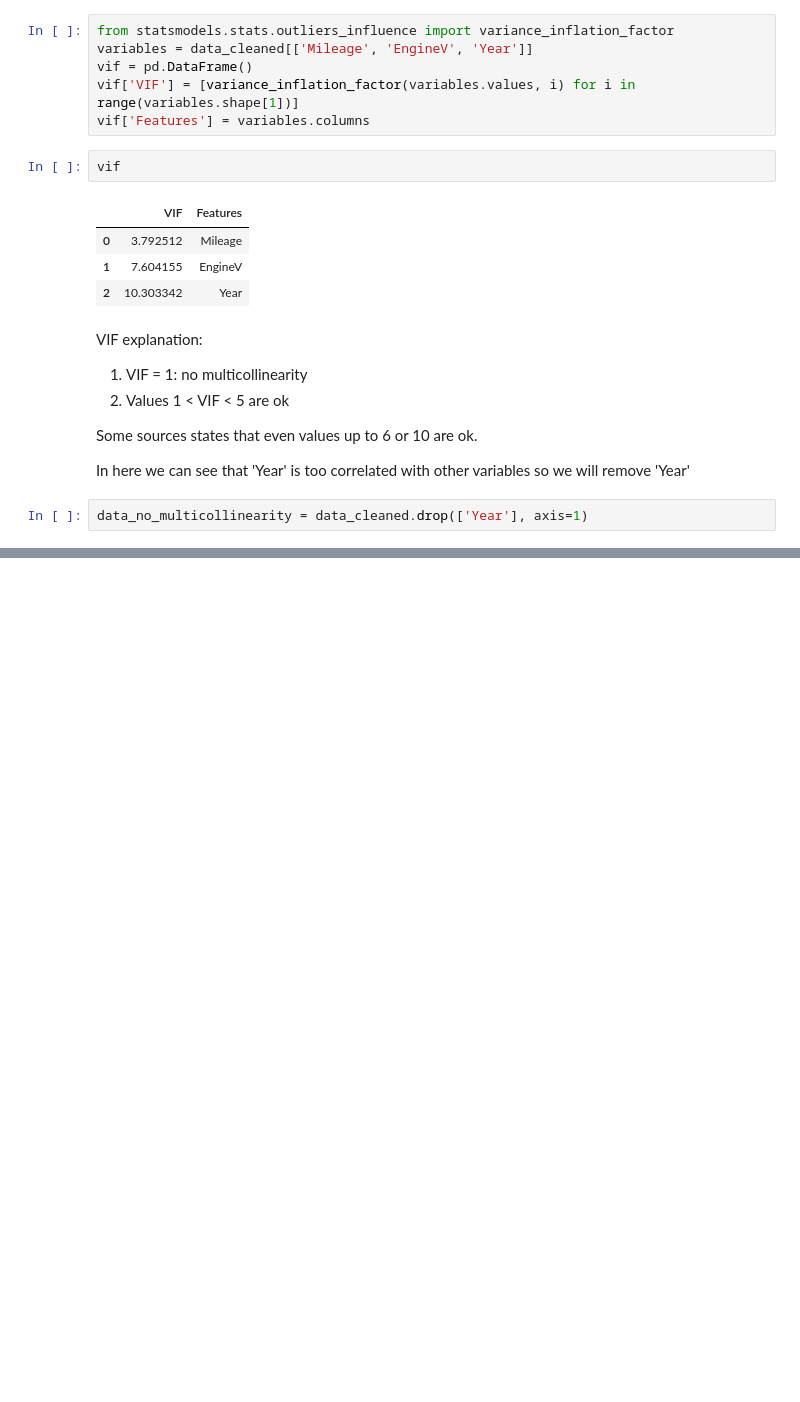
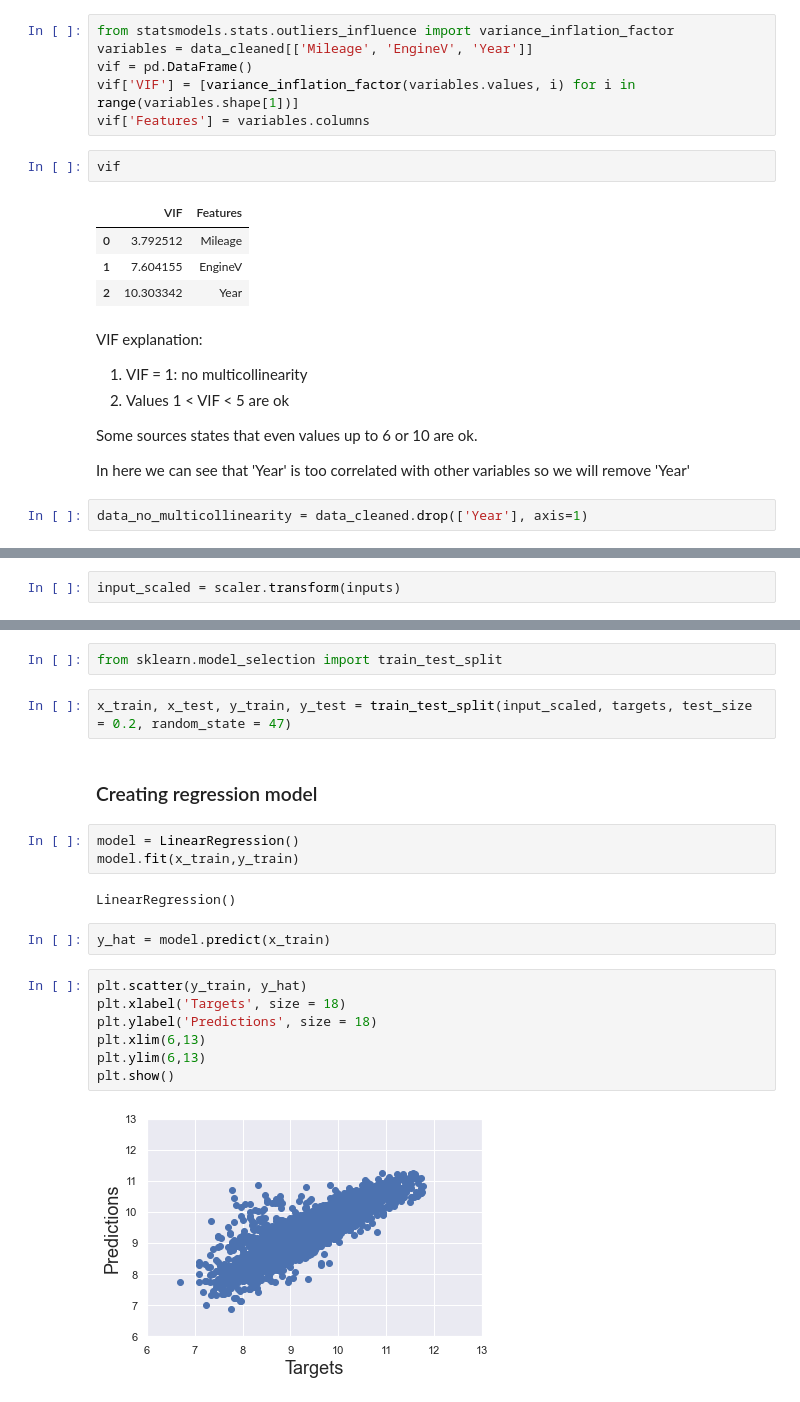
Before and after one commit to tomasz-urban/Jupyter, a Jupyter notebook: DS_bootcamp/linear_regression_sklearn/car_sales_example_project.ipynb, the cells around one changed output, grey strips where cells are left out. Saved outputs shown, nothing was run; the diff lists cells and outputs as text; blank space fills up the shorter version.

Commit message:
linear regression model: scaling, split, model, weights and bias explained

```diff
--- a/DS_bootcamp/linear_regression_sklearn/car_sales_example_project.ipynb
+++ b/DS_bootcamp/linear_regression_sklearn/car_sales_example_project.ipynb
@@ -352,0 +367,2 @@ data_preprocessed.head()
+# %%
+input_scaled = scaler.transform(inputs)
@@ -352,0 +373,22 @@ data_preprocessed.head()
+# %%
+from sklearn.model_selection import train_test_split
+# %%
+x_train, x_test, y_train, y_test = train_test_split(input_scaled, targets, test_size = 0.2, random_state = 47)
+# %% [markdown]
+### Creating regression model
+# %%
+model = LinearRegression()
+model.fit(x_train,y_train)
+# %% [output]
+LinearRegression()
+# %%
+y_hat = model.predict(x_train)
+# %%
+plt.scatter(y_train, y_hat)
+plt.xlabel('Targets', size = 18)
+plt.ylabel('Predictions', size = 18)
+plt.xlim(6,13)
+plt.ylim(6,13)
+plt.show()
+# %% [output]
+[figure, added]
```
Also changed, not shown: parts of 30 cells of this notebook.
